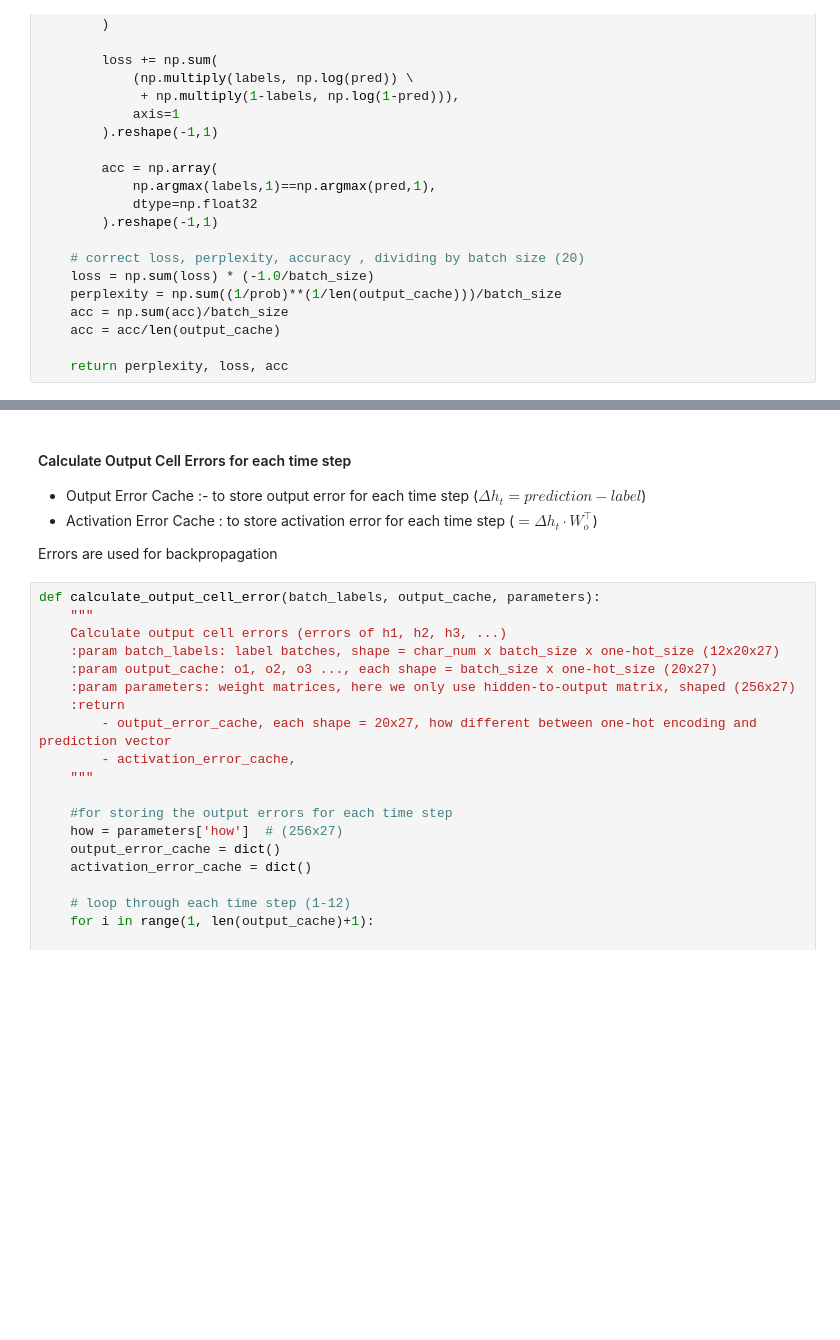
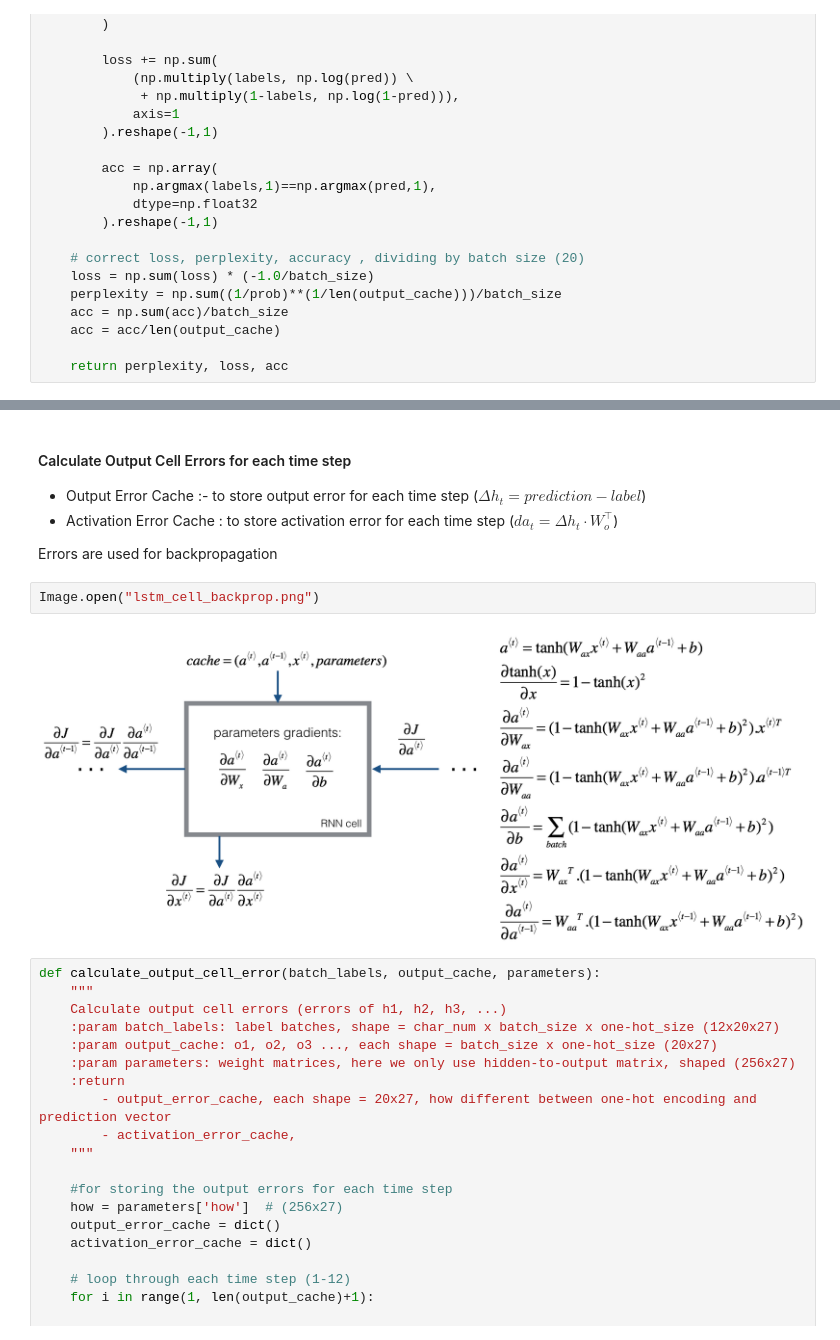
Before and after one commit to nguyenbh1507/Example_notebooks, a Jupyter notebook: LSTM/LSTM from scratch.ipynb, the cells around one changed output, grey strips where cells are left out. Drawn from its saved outputs; the diff is of its cells as text; blank space fills up the shorter version.

```diff
--- a/LSTM/LSTM from scratch.ipynb
+++ b/LSTM/LSTM from scratch.ipynb
@@ -757,9 +761,13 @@ cal_loss_accuracy(batch_labels=batches, output_cache=fwp[4])
 #### Calculate Output Cell Errors for each time step
 
 - Output Error Cache :- to store output error for each time step ($\Delta h_t = prediction - label$)
-- Activation Error Cache : to store activation error for each time step ($=\Delta h_t \cdot W_o^{\top}$)
+- Activation Error Cache : to store activation error for each time step ($da_t=\Delta h_t \cdot W_o^{\top}$)
 
 Errors are used for backpropagation
+# %%
+Image.open("lstm_cell_backprop.png")
+# %% [output]
+[figure, added]
 # %%
 def calculate_output_cell_error(batch_labels, output_cache, parameters):
     """
```
Also changed, not shown: parts of 4 cells of this notebook, 2 other files.
